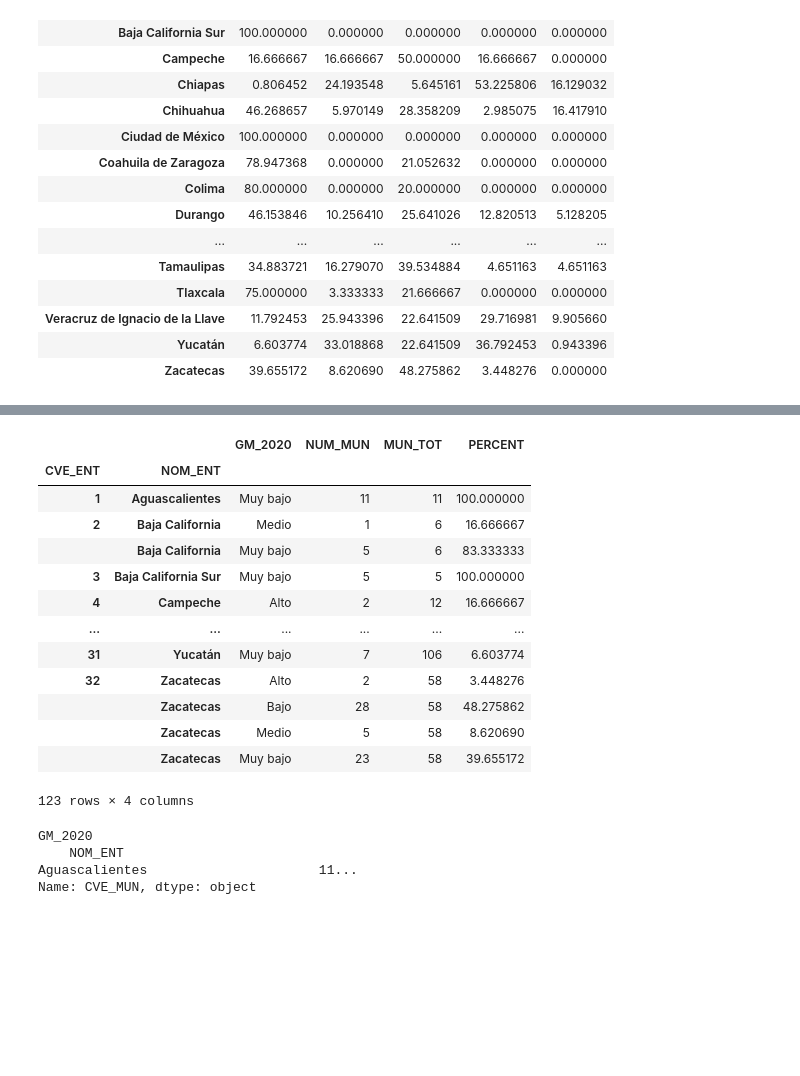
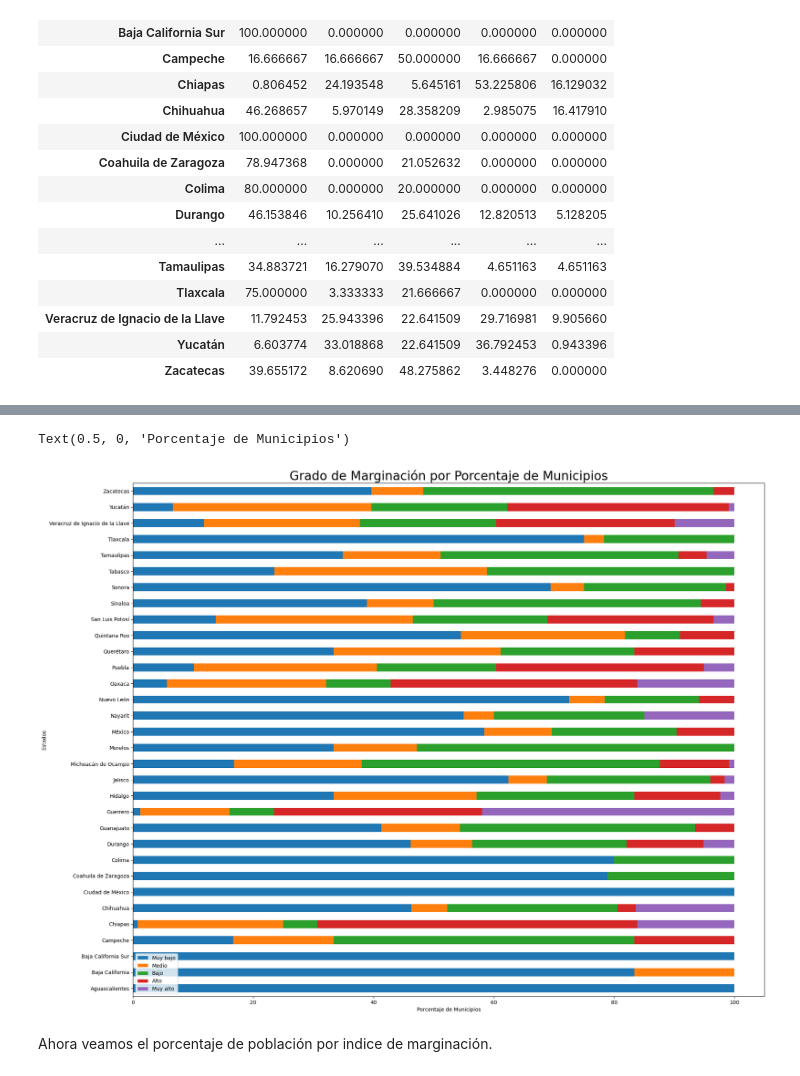
Before and after one commit to SolidTitanium/TrabajoFinalPrograMCD-GEFS, a Jupyter notebook: ProyectoProgramacionGEFS.ipynb, the cells around one changed output, grey strips where cells are left out. Saved outputs shown, nothing was run; the diff lists cells and outputs as text; code cells hidden in the pictures; blank space fills up the shorter version.

```diff
--- a/ProyectoProgramacionGEFS.ipynb
+++ b/ProyectoProgramacionGEFS.ipynb
@@ -143,61 +163,13 @@ ax = GB_estados.plot(kind = "barh", stacked = True, figsize = (22,18))
-# %%
-#Test df
-temp_df = df
-
-#Agregar coluna con el total de municipios por estado
-GB_munip_por_estado = temp_df.groupby(["CVE_ENT", "NOM_ENT"])[["CVE_MUN"]].count()
-#GB_munip_por_estado = GB_munip_por_estado.reset_index(level = 1, drop = True)
-temp_df = temp_df.merge(GB_munip_por_estado, on = "CVE_ENT", suffixes = ("", "_y")).rename(columns = {"CVE_MUN_y":"MUN_TOT"})
-
-GB_estado = temp_df.groupby(["CVE_ENT", "NOM_ENT", "GM_2020"])[["CVE_MUN"]].count().reset_index(level = 2)
-GB_estado = GB_estado.merge(GB_munip_por_estado, on = ["CVE_ENT", "NOM_ENT"]).rename(columns = {"CVE_MUN_x":"NUM_MUN", "CVE_MUN_y":"MUN_TOT"})
-GB_estado["PERCENT"] = (GB_estado["NUM_MUN"] / GB_estado["MUN_TOT"]) * 100
-GB_estado
-
-#Prints
-#temp_df
-#GB_munip_por_estado
-# %% [output]
-|  |  | GM_2020 | NUM_MUN | MUN_TOT | PERCENT |
-| CVE_ENT | NOM_ENT |  |  |  |  |
-| 1 | Aguascalientes | Muy bajo | 11 | 11 | 100.000000 |
-| 2 | Baja California | Medio | 1 | 6 | 16.666667 |
-|  | Baja California | Muy bajo | 5 | 6 | 83.333333 |
-| 3 | Baja California Sur | Muy bajo | 5 | 5 | 100.000000 |
-| 4 | Campeche | Alto | 2 | 12 | 16.666667 |
-| ... | ... | ... | ... | ... | ... |
-| 31 | Yucatán | Muy bajo | 7 | 106 | 6.603774 |
-| 32 | Zacatecas | Alto | 2 | 58 | 3.448276 |
-|  | Zacatecas | Bajo | 28 | 58 | 48.275862 |
-|  | Zacatecas | Medio | 5 | 58 | 8.620690 |
-|  | Zacatecas | Muy bajo | 23 | 58 | 39.655172 |
-123 rows × 4 columns
-# %%
-
-# Contamos el número de municipios por estado
-munip_por_estado = df.groupby("NOM_ENT")["CVE_MUN"].count()
-
-#munip_por_estado
-marg_por_estado = df.groupby(["NOM_ENT", "GM_2020"])["CVE_MUN"].count()
-#marg_por_estado = marg_por_estado.reset_index(level = 1)
-marg_por_estado["munip_count"] = munip_por_estado.
-marg_por_estado["munip_count"]
-#percentage = marg_por_estado / munip_por_estado * 100
-
-
-#percentage
-#marg_por_estado["percentage"] = percentage
-#marg_por_estado
-
-#df['PERCENTAGE'] = percentage.groupby("CVE_ENT").transform(lambda x: x)
-#df.head(5)
-
-#df["PERCENTAGE2"] = percentage
-#df.head(5)
-#GM_ENT = df.groupby(["NOM_ENT", "GM_2020"]).count()
-#GM_ENT
-# %% [output]
-GM_2020
-    NOM_ENT
-Aguascalientes                      11...
-Name: CVE_MUN, dtype: object
+# %%
+# Grafica todo en una sola figura
+ax = GB_estados.plot(kind = "barh", stacked = True, figsize = (22,18))
+ax.set_title("Grado de Marginación por Porcentaje de Municipios", fontsize = 24)
+ax.set_xlabel("Porcentaje de Municipios")
+
+# Guarda la figura (Comentado a propósito)
+# ax.get_figure().savefig("../content/figuras/GM_2020_Estados_Completo.png")
+# %% [output]
+Text(0.5, 0, 'Porcentaje de Municipios')
+[figure, added]
+# %% [markdown]
+Ahora veamos el porcentaje de población por indice de marginación.
```
Also changed, not shown: parts of 14 cells of this notebook.
